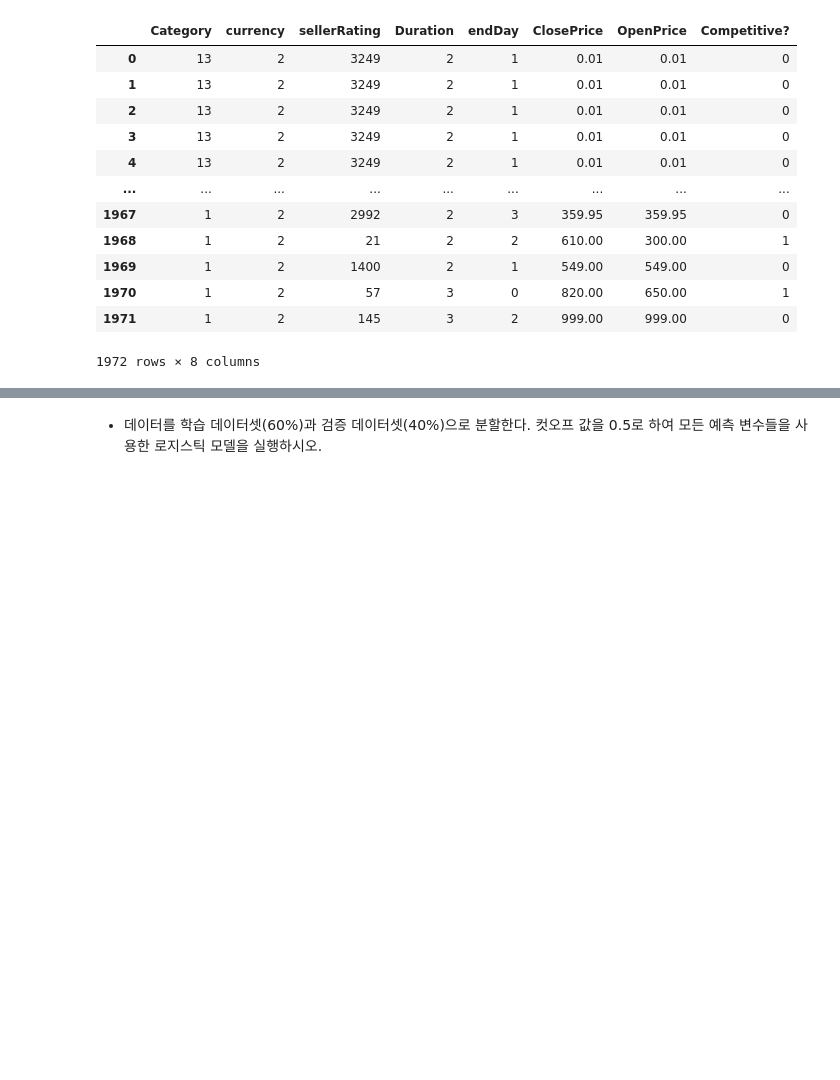
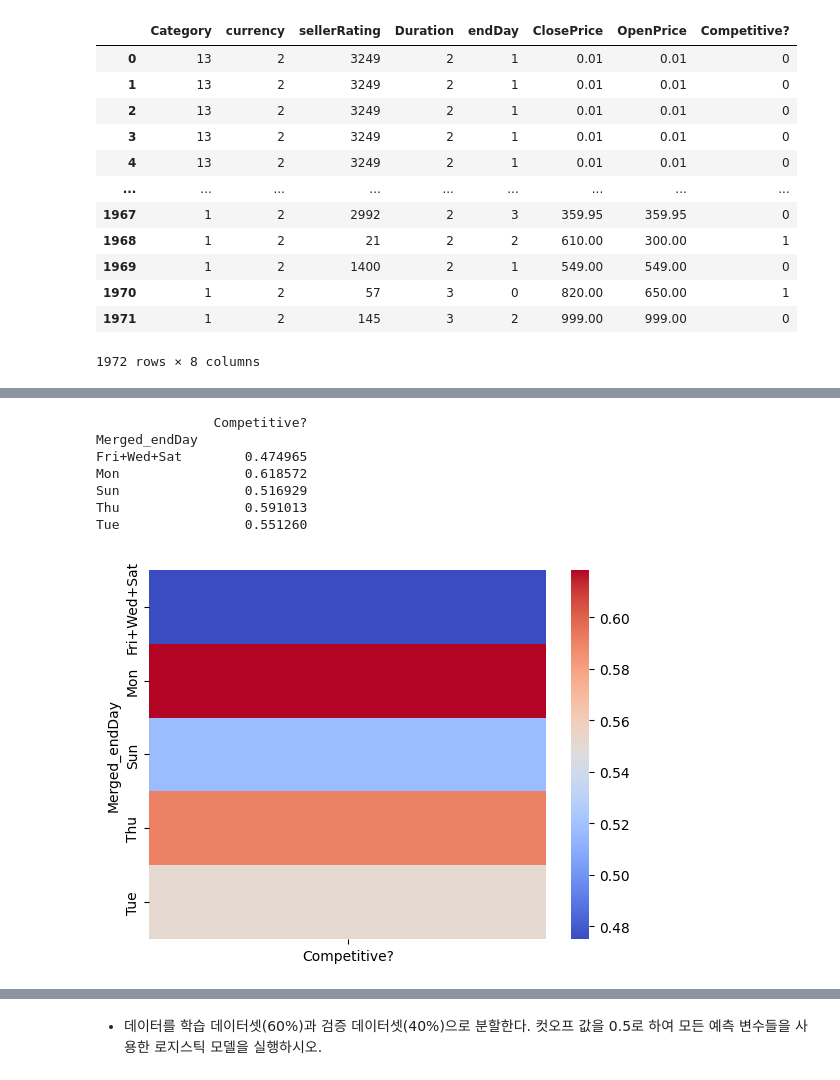
Before and after one commit to sunukkim98/DataAnalysis, a Jupyter notebook: final_project/src/code.ipynb, the cells around one changed output, grey strips where cells are left out. Drawn from its saved outputs; the diff is of its cells as text; code cells hidden in the pictures; blank space fills up the shorter version.

```diff
--- a/final_project/src/code.ipynb
+++ b/final_project/src/code.ipynb
@@ -140,0 +218,31 @@ Duration
+# %%
+import pandas as pd
+import numpy as np
+
+eBayAuctions_df
+
+# 범주별 평균값 계산
+endDay_means = eBayAuctions_df.groupby("endDay")["Competitive?"].mean()
+
+# 병합된 그룹 생성
+merged_groups = merge_categories(endDay_means, 0.02)
+
+# 데이터프레임에 병합된 그룹 추가
+eBayAuctions_df["Merged_endDay"] = eBayAuctions_df["endDay"].map(merged_groups)
+
+merged_endDay_pivot = eBayAuctions_df.pivot_table(index='Merged_endDay',
+                                                  values='Competitive?',
+                                                  aggfunc='mean')
+print(merged_endDay_pivot)
+# heatmap 시각화
+sns.heatmap(merged_endDay_pivot, cmap='coolwarm')
+plt.show()
+# %% [output]
+               Competitive?
+Merged_endDay
+Fri+Wed+Sat        0.474965
+Mon                0.618572
+Sun                0.516929
+Thu                0.591013
+Tue                0.551260
+[figure, added]
```
Also changed, not shown: parts of 16 cells of this notebook.
